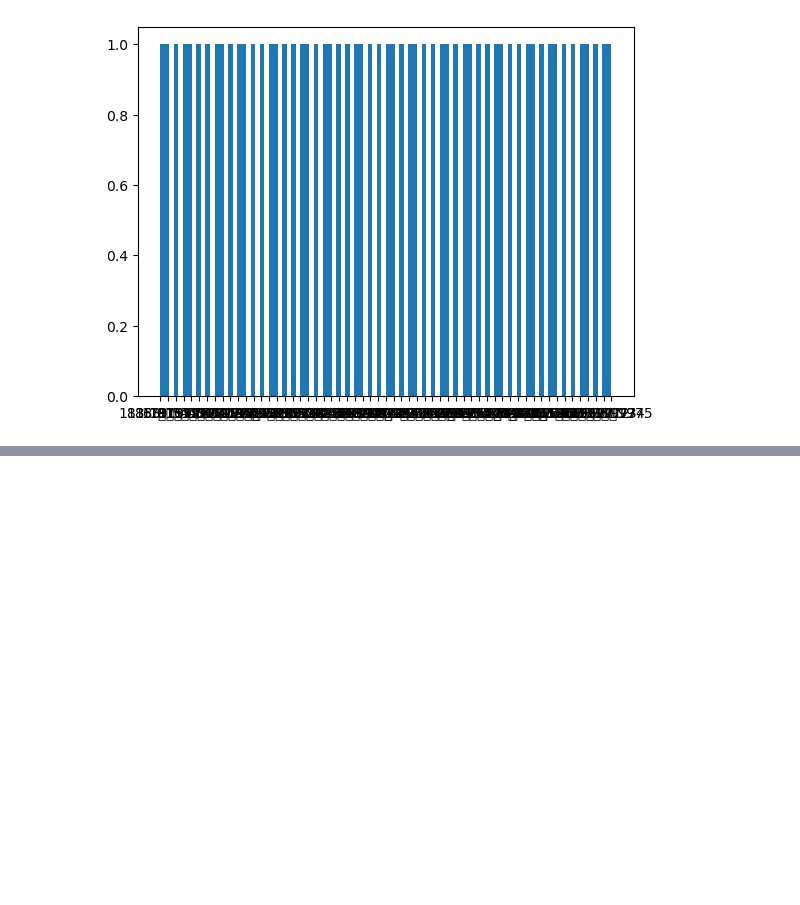
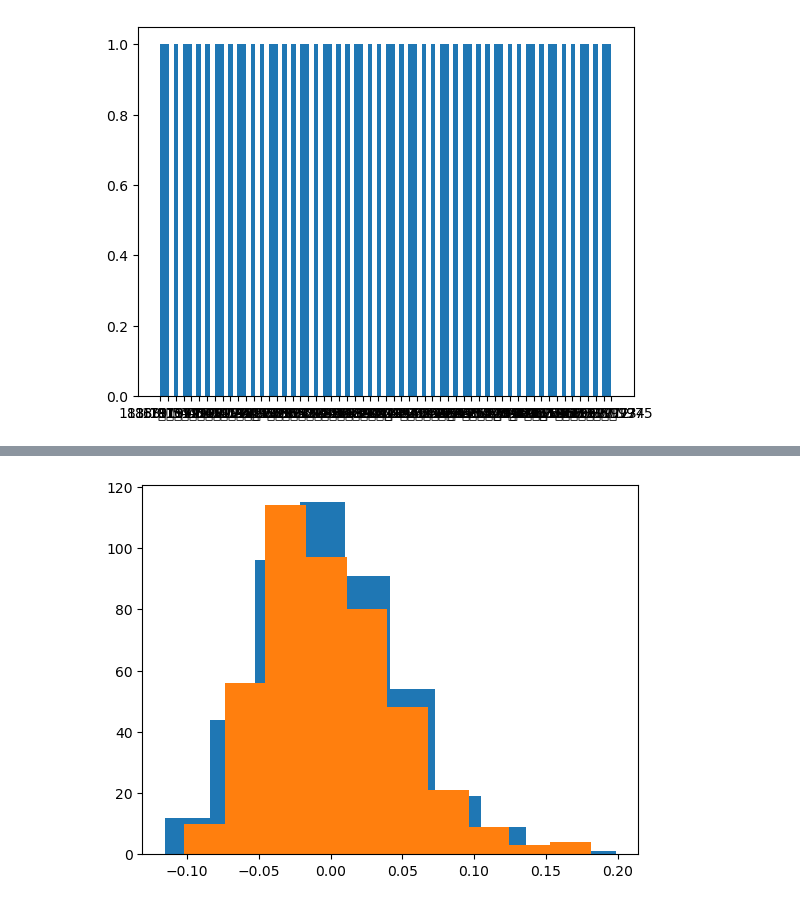
Before and after one commit to GalkaKG/Math-Concepts-for-Developers, a Jupyter notebook: 11. Statistics/Statistics.ipynb, the cells around one changed output, grey strips where cells are left out. Cells and saved outputs as stored; diff of their text form; code cells hidden in the pictures; blank space fills up the shorter version.

```diff
--- a/11. Statistics/Statistics.ipynb
+++ b/11. Statistics/Statistics.ipynb
@@ -94,0 +173,9 @@ plt.show()
+# %%
+ldl = diabetes_data[:, 5]
+hdl = diabetes_data[:, 6]
+# %%
+plt.hist(ldl)
+plt.hist(hdl)
+plt.show()
+# %% [output]
+[figure, added]
```
Also changed, not shown: parts of 15 cells of this notebook, 1 other file.
